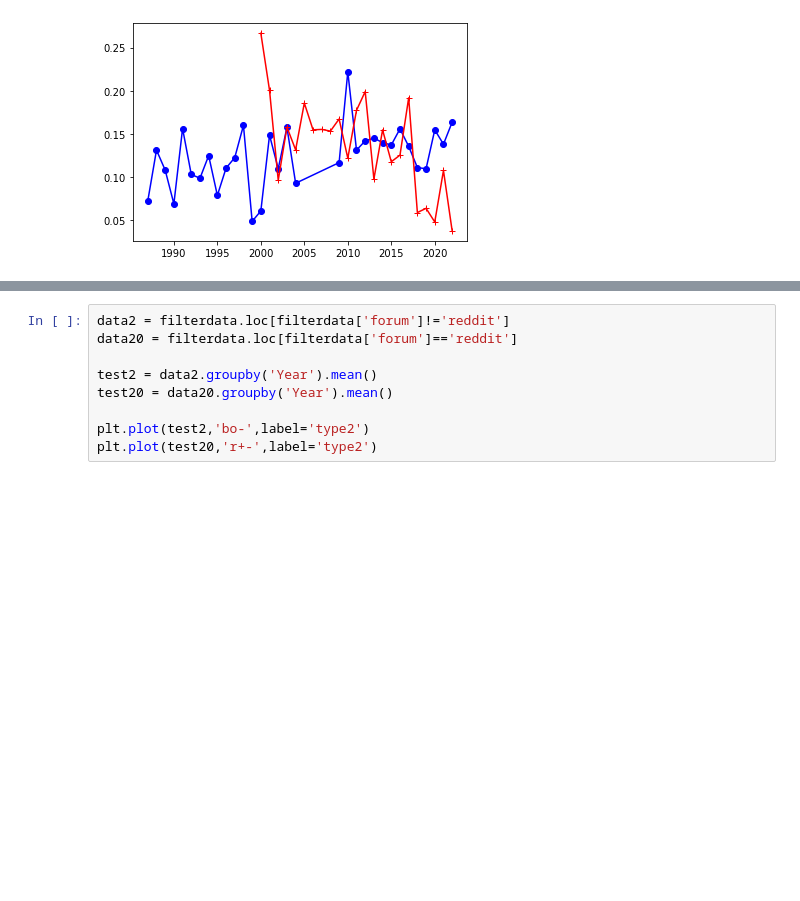
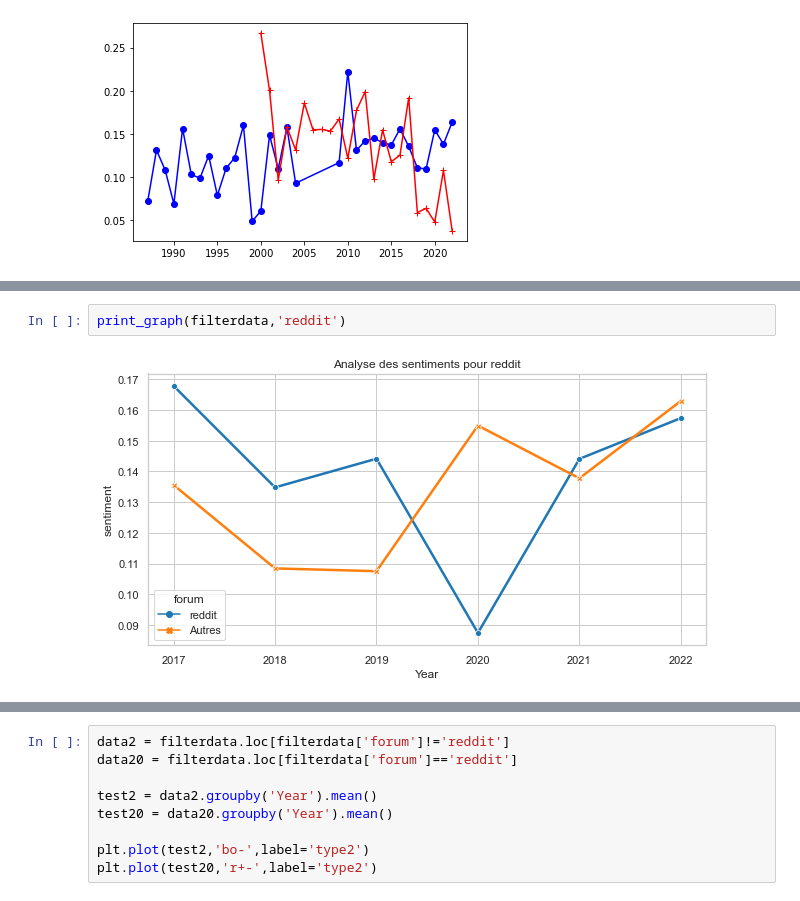
Before and after one commit to theovanrooij/projet_Cyperbunk, a Jupyter notebook: result/csv/analyse sentiment.ipynb, the cells around one changed output, grey strips where cells are left out. Drawn from its saved outputs; the diff is of its cells as text; blank space fills up the shorter version.

```diff
--- a/result/csv/analyse sentiment.ipynb
+++ b/result/csv/analyse sentiment.ipynb
@@ -225,0 +307,4 @@ plt.plot(test10,'r+-',label='type1')
+# %%
+print_graph(filterdata,'reddit')
+# %% [output]
+[figure, added]
```
Also changed, not shown: parts of 24 cells of this notebook, 15 other files.
